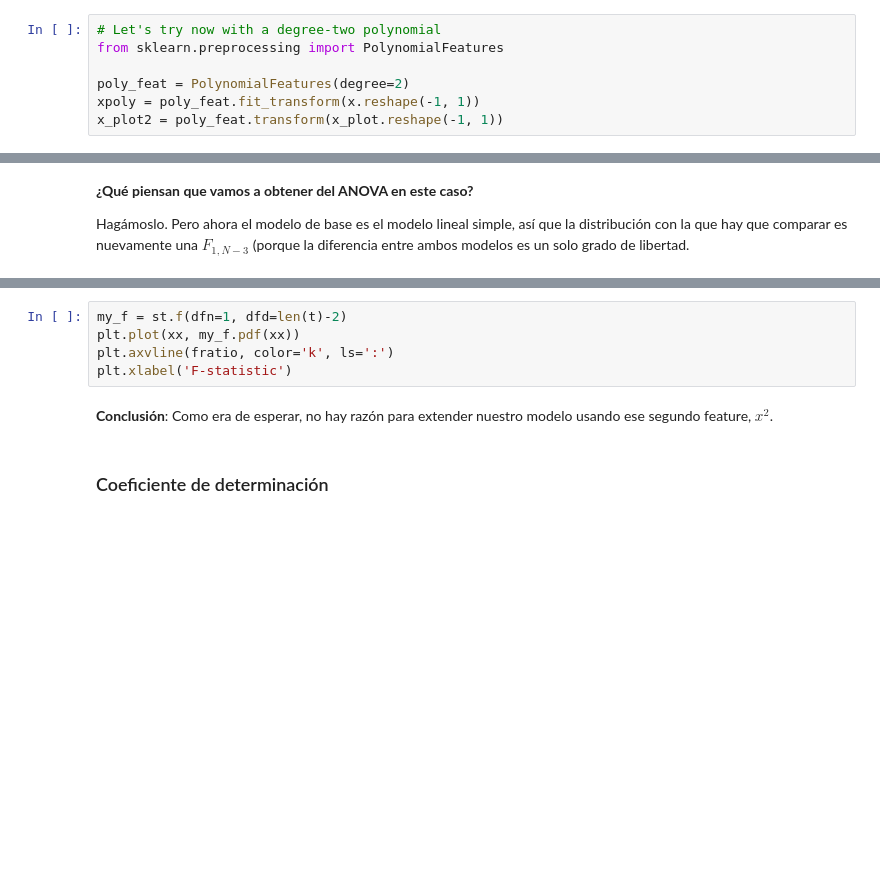
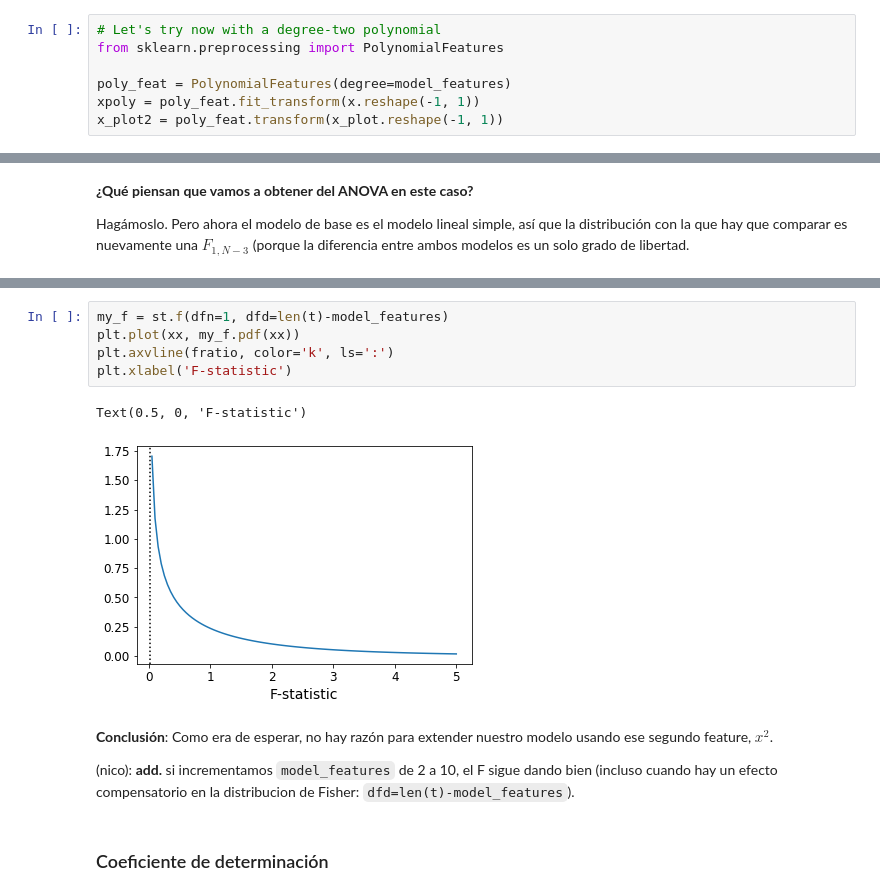
Before and after one commit to naikymen/ML_UNSAM, a Jupyter notebook: 04_LinearModels_Evaluation.ipynb, the cells around one changed output, grey strips where cells are left out. Cells and saved outputs as stored; diff of their text form; blank space fills up the shorter version.

```diff
--- a/04_LinearModels_Evaluation.ipynb
+++ b/04_LinearModels_Evaluation.ipynb
@@ -574,7 +640,7 @@ print('La probabilidad de tener un valor de F-statistic al menos así de alto es
 # Let's try now with a degree-two polynomial
 from sklearn.preprocessing import PolynomialFeatures
 
-poly_feat = PolynomialFeatures(degree=2)
+poly_feat = PolynomialFeatures(degree=model_features)
 xpoly = poly_feat.fit_transform(x.reshape(-1, 1))
 x_plot2 = poly_feat.transform(x_plot.reshape(-1, 1))
 # %%
@@ -622,10 +694,15 @@ print('La probabilidad de tener un valor de F-statistic al menos así de alto es
 # %%
-my_f = st.f(dfn=1, dfd=len(t)-2)
+my_f = st.f(dfn=1, dfd=len(t)-model_features)
 plt.plot(xx, my_f.pdf(xx))
 plt.axvline(fratio, color='k', ls=':')
 plt.xlabel('F-statistic')
+# %% [output]
+Text(0.5, 0, 'F-statistic')
+[figure, added]
 # %% [markdown]
 **Conclusión**: Como era de esperar, no hay razón para extender nuestro modelo usando ese segundo feature, $x^2$.
+
+(nico): **add.** si incrementamos `model_features` de 2 a 10, el F sigue dando bien (incluso cuando hay un efecto compensatorio en la distribucion de Fisher: `dfd=len(t)-model_features`).
 # %% [markdown]
 ### Coeficiente de determinación
 # %% [markdown]
```
Also changed, not shown: parts of 26 cells of this notebook, 1 other file.
